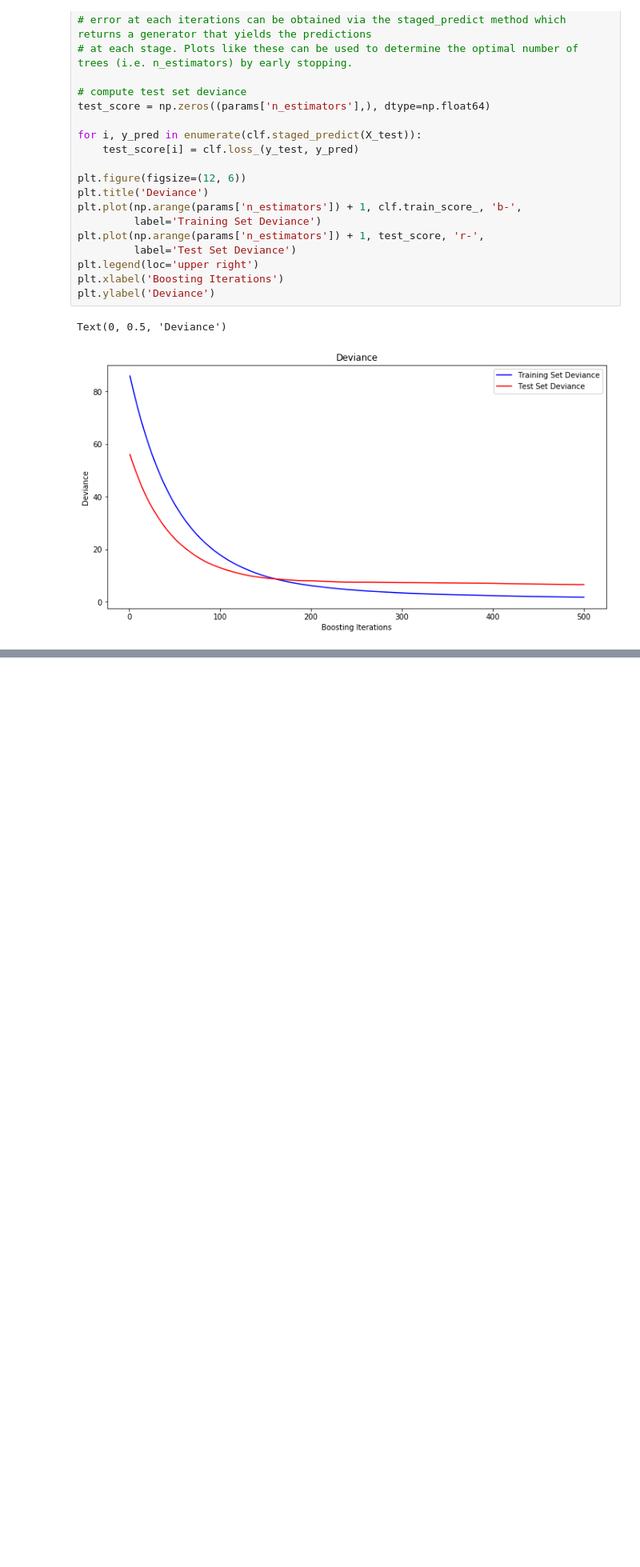
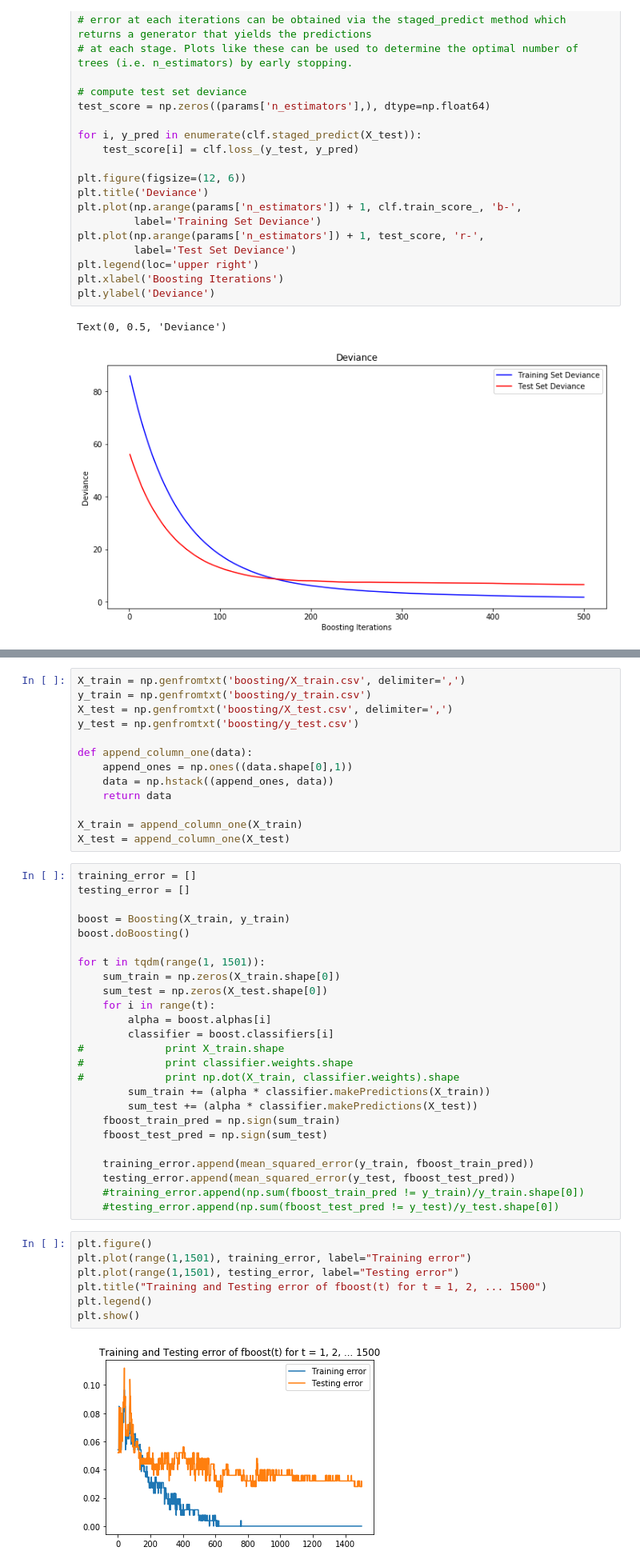
Before and after one commit to rach0012/yerc, a Jupyter notebook: Boosted regression.ipynb, the cells around one changed output, grey strips where cells are left out. Shown at 80% size. Drawn from its saved outputs; the diff is of its cells as text; blank space fills up the shorter version.

Commit message:
boosted regression

```diff
--- a/Boosted regression.ipynb
+++ b/Boosted regression.ipynb
@@ -88,0 +162,47 @@ Text(0, 0.5, 'Deviance')
+# %%
+X_train = np.genfromtxt('boosting/X_train.csv', delimiter=',')
+y_train = np.genfromtxt('boosting/y_train.csv')
+X_test = np.genfromtxt('boosting/X_test.csv', delimiter=',')
+y_test = np.genfromtxt('boosting/y_test.csv')
+
+def append_column_one(data):
+    append_ones = np.ones((data.shape[0],1))
+    data = np.hstack((append_ones, data))
+    return data
+
+X_train = append_column_one(X_train)
+X_test = append_column_one(X_test)
+# %%
+training_error = []
+testing_error = []
+
+boost = Boosting(X_train, y_train)
+boost.doBoosting()
+
+for t in tqdm(range(1, 1501)):
+    sum_train = np.zeros(X_train.shape[0])
+    sum_test = np.zeros(X_test.shape[0])
+    for i in range(t):
+        alpha = boost.alphas[i]
+        classifier = boost.classifiers[i]
+#             print X_train.shape
+#             print classifier.weights.shape
+#             print np.dot(X_train, classifier.weights).shape
+        sum_train += (alpha * classifier.makePredictions(X_train))
+        sum_test += (alpha * classifier.makePredictions(X_test))
+    fboost_train_pred = np.sign(sum_train)
+    fboost_test_pred = np.sign(sum_test)
+
+    training_error.append(mean_squared_error(y_train, fboost_train_pred))
+    testing_error.append(mean_squared_error(y_test, fboost_test_pred))
+    #training_error.append(np.sum(fboost_train_pred != y_train)/y_train.shape[0])
+    #testing_error.append(np.sum(fboost_test_pred != y_test)/y_test.shape[0])
+# %%
+plt.figure()
+plt.plot(range(1,1501), training_error, label="Training error")
+plt.plot(range(1,1501), testing_error, label="Testing error")
+plt.title("Training and Testing error of fboost(t) for t = 1, 2, ... 1500")
+plt.legend()
+plt.show()
+# %% [output]
+[figure, added]
```
Also changed, not shown: parts of 4 cells of this notebook, 4 other files.
